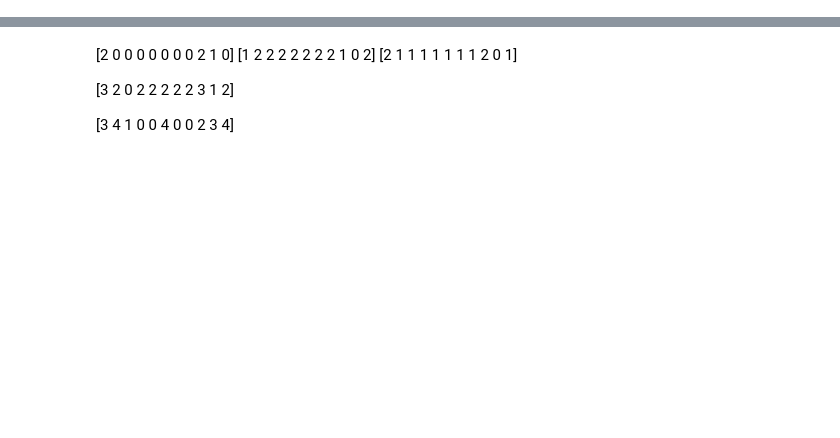
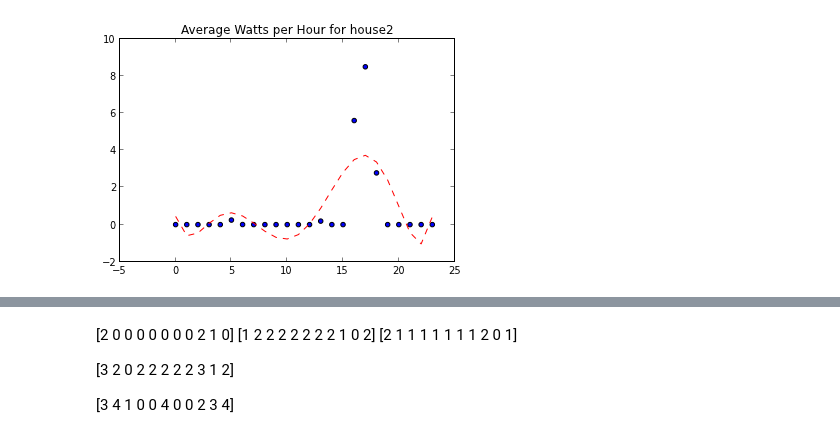
Before and after one commit to zandeman7/microgrid, a Jupyter notebook: DataMining_Project.ipynb, the cells around one changed output, grey strips where cells are left out. Cells and saved outputs as stored; diff of their text form; code cells hidden in the pictures; blank space fills up the shorter version.

```diff
--- a/DataMining_Project.ipynb
+++ b/DataMining_Project.ipynb
@@ -194,0 +158,79 @@ Cluster Number  2
+# %%
+def show_clusters(dataset, idx, x_var, y_var, title):
+    print dataset[0:5]
+    dataset['cluster_id'] = -1
+    print dataset[0:5]
+
+    #print type(dataset_all)
+    #print dataset_all[0:12]
+
+    print dataset[y_var][9]
+    print len(dataset[dataset[x_var]==9].index),len(dataset[y_var])
+
+    #dataset_mean_df = DataFrame(dataset_all)
+
+    # Create mapping from cluster index to house id
+    hid_to_cluster = zip(idx,dataset_all.index)
+    hid_to_cluster.sort()
+    print "hid to cluster",hid_to_cluster
+
+    curr_cluster_id = -1
+
+    for cluster_id, hid in hid_to_cluster:
+
+        dataset.ix[dataset.cid == hid,'cluster_id'] = cluster_id
+
+        if (curr_cluster_id != cluster_id):
+            print "Cluster Number ",cluster_id
+
+        plt.title(title+str(hid));
+
+        plt.scatter(dataset[dataset[x_var]==hid].index,dataset[dataset[x_var]==hid][y_var])
+        plt.plot(dataset[dataset[x_var]==hid].index,poly_obj(dataset[dataset[x_var]==hid].index),"r--")
+        plt.show()
+
+        curr_cluster_id = cluster_id
+
+    print dataset[0::24]
+    print idx
+    print hid_to_cluster
+
+# Run Clustering
+def cluster_k(data, num_clusters):
+    print data[0:1]
+    centroids,distort_k = kmeans(hour_watts,num_clusters)
+    clusters,distort_code = vq(hour_watts,centroids)
+    print "DISTORT KMEANS", distort_k
+    print "DISTORT VQ", distort_code, sum(distort_code)
+    return clusters
+
+#2,6,13
+#4,9
+num_clusters = 5
+# Cluster just watts over time
+print "CLUSTER WATTS ",num_clusters
+cluster_idx = cluster_k(hour_watts,num_clusters)
+print "watts over time cluster",cluster_idx[0:]
+show_clusters(dataset_app, cluster_idx, 'cid','watts', "Average Watts per Hour for house")
+
+num_clusters = 5
+# Cluster just credit over time
+print "CLUSTER CREDIT ",num_clusters
+cluster_idx = cluster_k(hour_cr,num_clusters)
+print "cr over time cluster",cluster_idx[0:]
+show_clusters(dataset_app, cluster_idx, 'cid','cr', "Average Credit per Hour for house")
+
+# Create 3 dimensional dataset over 2 dimensional structure
+# by pairing watts and credit, 24*2 entries per household
+for house in range(len(hour_cr)):
+    for hour in range(len(hour_cr[house])):
+        cr_watt_arr [house][hour*2] = hour_watts[house][hour]
+        cr_watt_arr [house][hour*2+1] = hour_cr[house][hour]
+
+num_clusters=3
+# Cluster just watts over time
+print "CLUSTER WATTs/TIME ",num_clusters
+cluster_idx = cluster_k(cr_watt_arr,num_clusters)
+print "Watts and Credit over time cluster",cluster_idx[0:]
+#show_clusters(dataset_app, cls_cr_idx, 'cid','cr', "Average Credit per Hour for house")
+# %% [output]
@@ -194,0 +254 @@ Cluster Number  2
+[figure, added]
```
Also changed, not shown: parts of 10 cells of this notebook.
